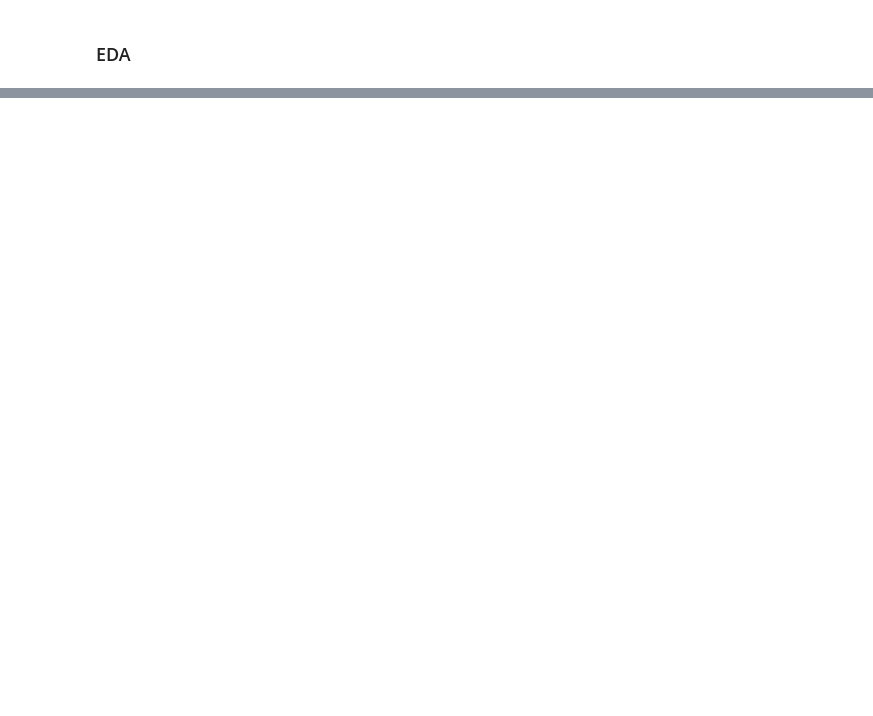
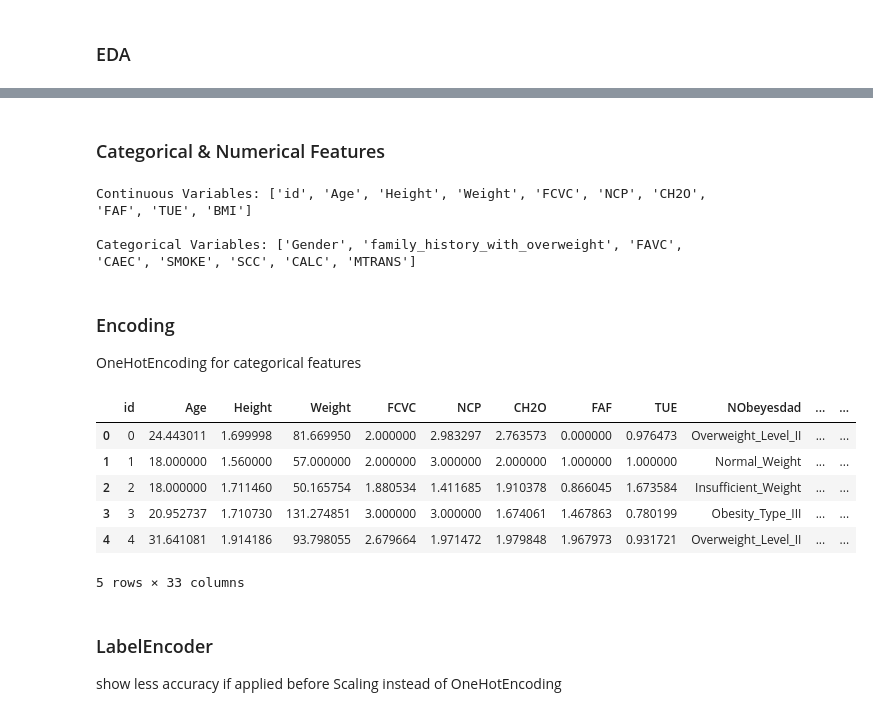
Before and after one commit to alex-volosha/mc-obesity-risk, a Jupyter notebook: main.ipynb, the cells around one changed output, grey strips where cells are left out. Cells and saved outputs as stored; diff of their text form; code cells hidden in the pictures; blank space fills up the shorter version.

```diff
--- a/main.ipynb
+++ b/main.ipynb
@@ -98,0 +98,11 @@ We have 8/17 categorical features and 9/17 numerical features
+# %%
+def adding_features(df):
+    df["BMI"] = df["Weight"] / df["Height"] ** 2
+    #df['Physical_Activity'] = df['FAF'] * (24 - df['TUE'])
+    #df['Dietary_Habits'] = df['FCVC'] + df['NCP'] + df['CH2O']
+    #df['Physical_Activity_X_BMI'] = df['Physical_Activity'] * df['BMI']
+    #df['Hydration_Level'] = df['CH2O'] / df['CH2O'].sum()
+    return df
+# %%
+train = adding_features(train)
+test  = adding_features(test)
@@ -98,0 +118,28 @@ We have 8/17 categorical features and 9/17 numerical features
+# %% [markdown]
+### Categorical & Numerical Features
+# %%
+def get_variable_types(dataframe):
+    continuous_vars = []
+    categorical_vars = []
+
+    for column in dataframe.columns:
+        if dataframe[column].dtype == 'object':
+            categorical_vars.append(column)
+        else:
+            continuous_vars.append(column)
+
+    return continuous_vars, categorical_vars
+
+continuous_vars, categorical_vars = get_variable_types(train)
+categorical_vars.remove('NObeyesdad')
+
+print("Continuous Variables:", continuous_vars)
+print()
+print("Categorical Variables:", categorical_vars)
+# %% [output]
+Continuous Variables: ['id', 'Age', 'Height', 'Weight', 'FCVC', 'NCP', 'CH2O', 'FAF', 'TUE', 'BMI']
+
+Categorical Variables: ['Gender', 'family_history_with_overweight', 'FAVC', 'CAEC', 'SMOKE', 'SCC', 'CALC', 'MTRANS']
+# %% [markdown]
+### Encoding
+OneHotEncoding for categorical features
@@ -98,0 +149,13 @@ We have 8/17 categorical features and 9/17 numerical features
+# %%
+train.head()
+# %% [output]
+|  | id | Age | Height | Weight | FCVC | NCP | CH2O | FAF | TUE | NObeyesdad | ... | ... |
+| 0 | 0 | 24.443011 | 1.699998 | 81.669950 | 2.000000 | 2.983297 | 2.763573 | 0.000000 | 0.976473 | Overweight_Level_II | ... | ... |
+| 1 | 1 | 18.000000 | 1.560000 | 57.000000 | 2.000000 | 3.000000 | 2.000000 | 1.000000 | 1.000000 | Normal_Weight | ... | ... |
+| 2 | 2 | 18.000000 | 1.711460 | 50.165754 | 1.880534 | 1.411685 | 1.910378 | 0.866045 | 1.673584 | Insufficient_Weight | ... | ... |
+| 3 | 3 | 20.952737 | 1.710730 | 131.274851 | 3.000000 | 3.000000 | 1.674061 | 1.467863 | 0.780199 | Obesity_Type_III | ... | ... |
+| 4 | 4 | 31.641081 | 1.914186 | 93.798055 | 2.679664 | 1.971472 | 1.979848 | 1.967973 | 0.931721 | Overweight_Level_II | ... | ... |
+5 rows × 33 columns
+# %% [markdown]
+### LabelEncoder
+show less accuracy if applied before Scaling instead of OneHotEncoding
```
Also changed, not shown: parts of 34 cells of this notebook.
